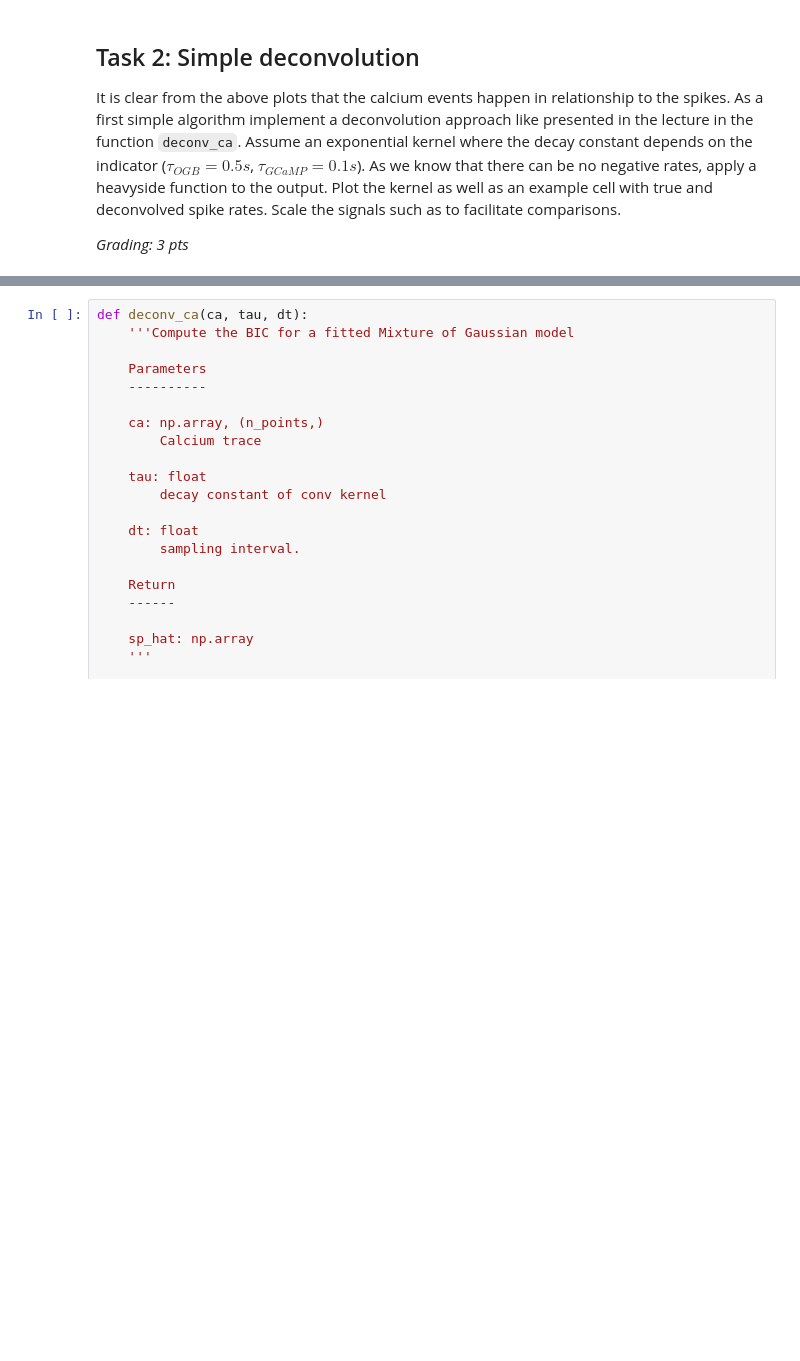
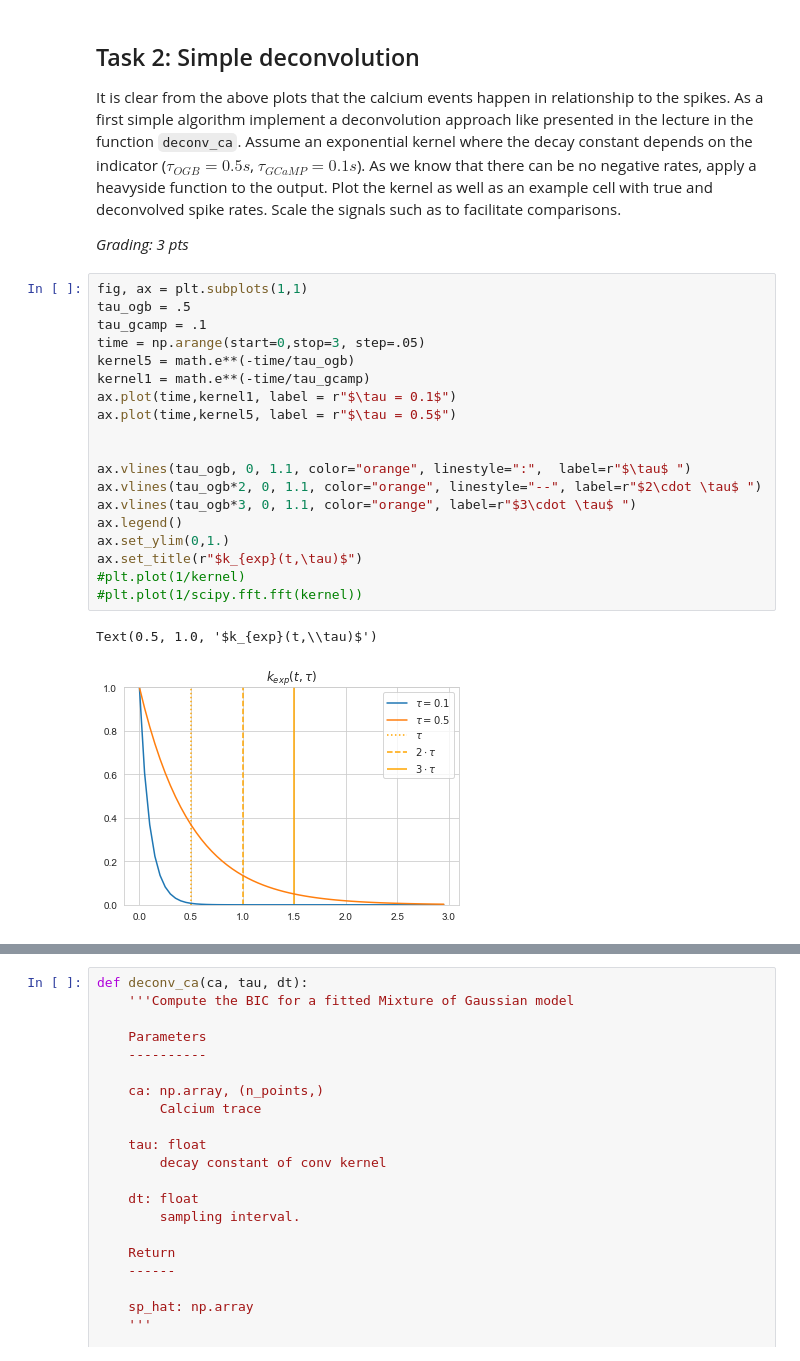
Before and after one commit to mdittschar/NDS, a Jupyter notebook: CodingLab4.ipynb, the cells around one changed output, grey strips where cells are left out. Cells and saved outputs as stored; diff of their text form; blank space fills up the shorter version.

```diff
--- a/CodingLab4.ipynb
+++ b/CodingLab4.ipynb
@@ -64,3 +137,25 @@ plt.show()
 It is clear from the above plots that the calcium events happen in relationship to the spikes. As a first simple algorithm implement a deconvolution approach like presented in the lecture in the function `deconv_ca`. Assume an exponential kernel where the decay constant depends on the indicator ($\tau_{OGB}= 0.5 s$, $\tau_{GCaMP}= 0.1 s$). As we know that there can be no negative rates, apply a heavyside function to the output. Plot the kernel as well as an example cell with true and deconvolved spike rates. Scale the signals such as to facilitate comparisons.
 
 *Grading: 3 pts*
+# %%
+fig, ax = plt.subplots(1,1)
+tau_ogb = .5
+tau_gcamp = .1
+time = np.arange(start=0,stop=3, step=.05)
+kernel5 = math.e**(-time/tau_ogb)
+kernel1 = math.e**(-time/tau_gcamp)
+ax.plot(time,kernel1, label = r"$\tau = 0.1$")
+ax.plot(time,kernel5, label = r"$\tau = 0.5$")
+
+
+ax.vlines(tau_ogb, 0, 1.1, color="orange", linestyle=":",  label=r"$\tau$ ")
+ax.vlines(tau_ogb*2, 0, 1.1, color="orange", linestyle="--", label=r"$2\cdot \tau$ ")
+ax.vlines(tau_ogb*3, 0, 1.1, color="orange", label=r"$3\cdot \tau$ ")
+ax.legend()
+ax.set_ylim(0,1.)
+ax.set_title(r"$k_{exp}(t,\tau)$")
+#plt.plot(1/kernel)
+#plt.plot(1/scipy.fft.fft(kernel))
+# %% [output]
+Text(0.5, 1.0, '$k_{exp}(t,\\tau)$')
+[figure, added]
```
Also changed, not shown: parts of 12 cells of this notebook.
